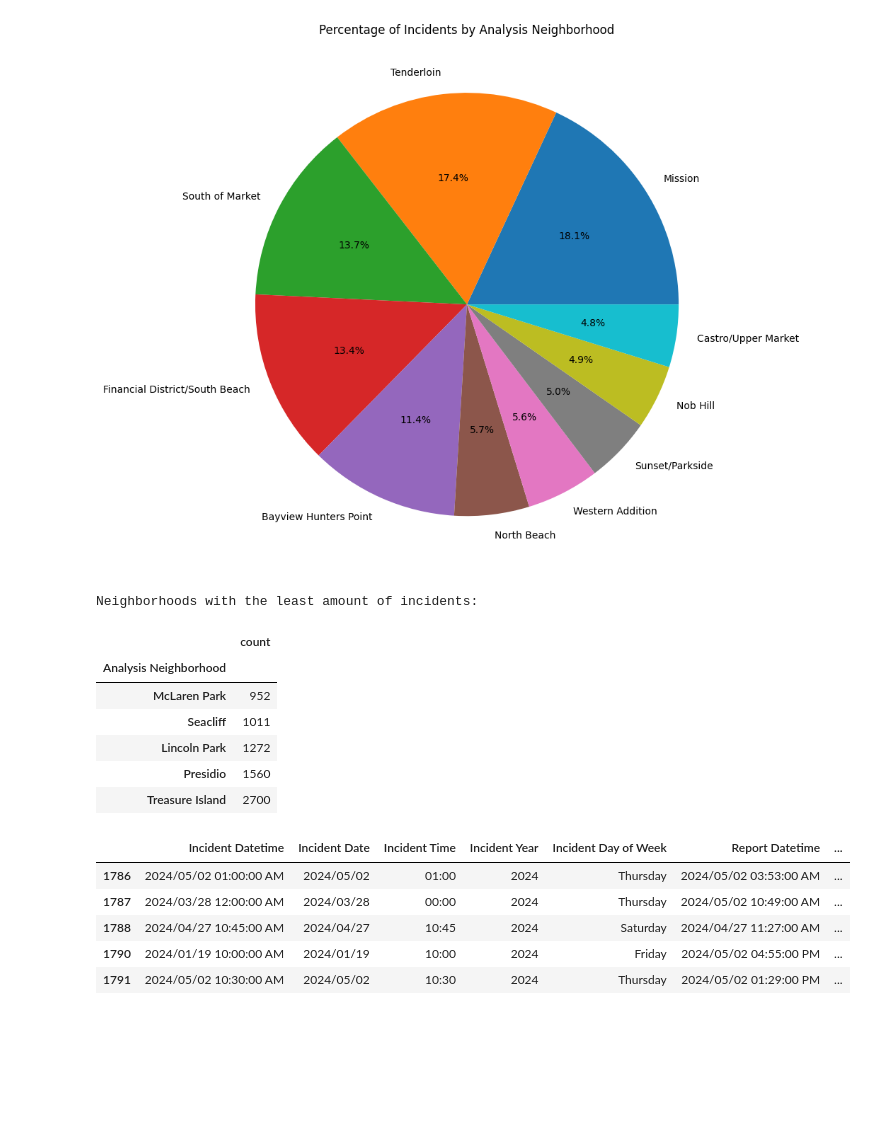
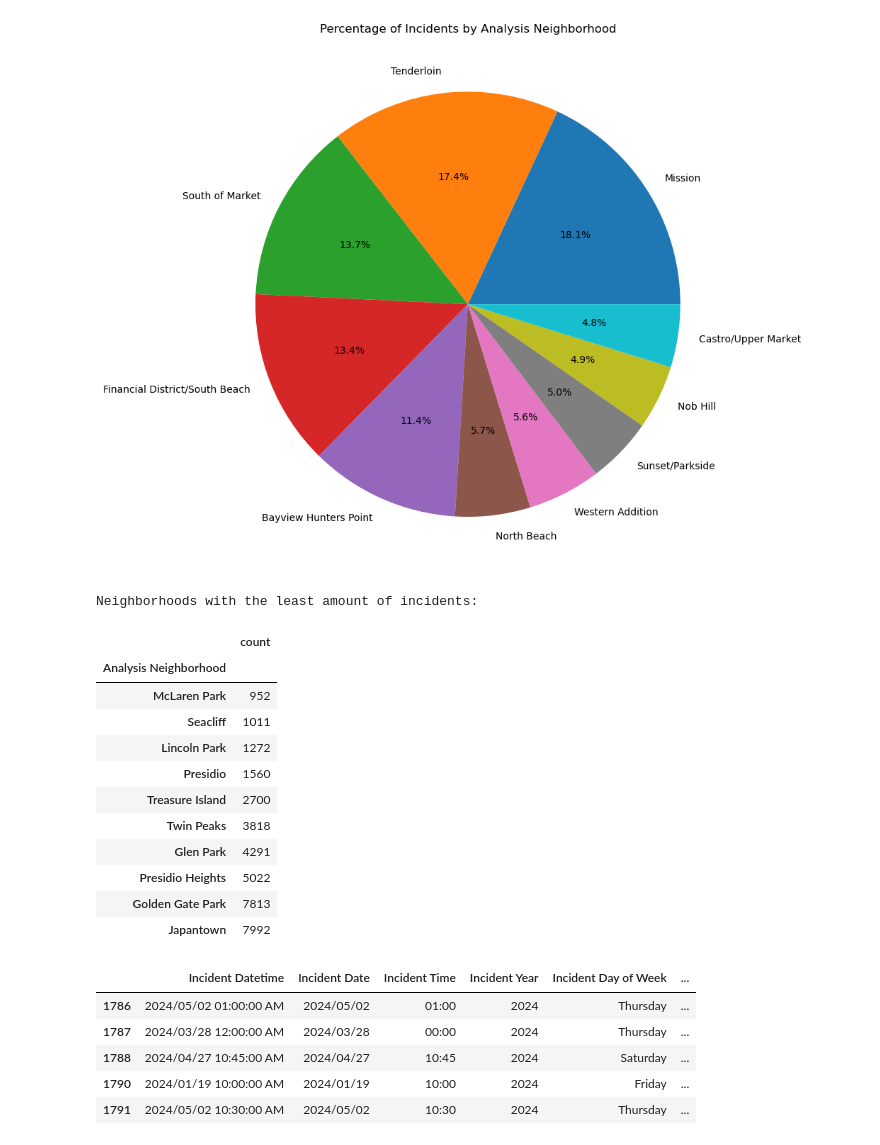
Before and after one commit to maddiebowman/SF_crime_patterns, a Jupyter notebook: analysis/neighborhood_analysis.ipynb, the cells around one changed output. Saved outputs shown, nothing was run; the diff lists cells and outputs as text; code cells hidden in the pictures; blank space fills up the shorter version.

```diff
--- a/analysis/neighborhood_analysis.ipynb
+++ b/analysis/neighborhood_analysis.ipynb
@@ -57,14 +57,21 @@ print("Original DataFrame:")
 print("-------------------")
 print(crime_df.dtypes)
 
-columns_to_drop = ['Row ID',
+columns_to_drop = ['Report Datetime',
+                   'Row ID',
+                   'Incident ID',
+                   'Incident Number',
+                   'CAD Number',
                    'Report Type Code',
                    'Report Type Description',
-                   'CAD Number',
                    'Filed Online',
+                   'Incident Code',
+                   'Intersection',
                    'CNN',
+                   'Police District',
                    'Supervisor District',
                    'Supervisor District 2012',
+                   'Point',
                    'Neighborhoods',
                    'ESNCAG - Boundary File',
                    'Central Market/Tenderloin Boundary Polygon - Updated',
@@ -239,21 +250,26 @@ plt.show()
 # %%
 # Find the safest neighborhoods in San Francisco
 neighborhoods_least_incidents = neighborhood_incident_counts.nsmallest(10)
 
 safe_neighborhoods_df = pd.DataFrame(neighborhoods_least_incidents)
 
 # Display the neighborhoods with the least amount of incidents
 print("Neighborhoods with the least amount of incidents:")
-safe_neighborhoods_df.head()
+safe_neighborhoods_df.head(10)
 # %% [output]
 Neighborhoods with the least amount of incidents:
 |  | count |
 | Analysis Neighborhood |  |
 | McLaren Park | 952 |
 | Seacliff | 1011 |
 | Lincoln Park | 1272 |
 | Presidio | 1560 |
 | Treasure Island | 2700 |
+| Twin Peaks | 3818 |
+| Glen Park | 4291 |
+| Presidio Heights | 5022 |
+| Golden Gate Park | 7813 |
+| Japantown | 7992 |
 # %%
 # Create new DataFrames for yearly data analysis
 
@@ -271,12 +287,12 @@ for year in years:
 crime_df_2024 = crime_df_by_year[2024]
 crime_df_2024.head(5)
 # %% [output]
-|  | Incident Datetime | Incident Date | Incident Time | Incident Year | Incident Day of Week | Report Datetime | ... |
-| 1786 | 2024/05/02 01:00:00 AM | 2024/05/02 | 01:00 | 2024 | Thursday | 2024/05/02 03:53:00 AM | ... |
-| 1787 | 2024/03/28 12:00:00 AM | 2024/03/28 | 00:00 | 2024 | Thursday | 2024/05/02 10:49:00 AM | ... |
-| 1788 | 2024/04/27 10:45:00 AM | 2024/04/27 | 10:45 | 2024 | Saturday | 2024/04/27 11:27:00 AM | ... |
-| 1790 | 2024/01/19 10:00:00 AM | 2024/01/19 | 10:00 | 2024 | Friday | 2024/05/02 04:55:00 PM | ... |
-| 1791 | 2024/05/02 10:30:00 AM | 2024/05/02 | 10:30 | 2024 | Thursday | 2024/05/02 01:29:00 PM | ... |
+|  | Incident Datetime | Incident Date | Incident Time | Incident Year | Incident Day of Week | ... |
+| 1786 | 2024/05/02 01:00:00 AM | 2024/05/02 | 01:00 | 2024 | Thursday | ... |
+| 1787 | 2024/03/28 12:00:00 AM | 2024/03/28 | 00:00 | 2024 | Thursday | ... |
+| 1788 | 2024/04/27 10:45:00 AM | 2024/04/27 | 10:45 | 2024 | Saturday | ... |
+| 1790 | 2024/01/19 10:00:00 AM | 2024/01/19 | 10:00 | 2024 | Friday | ... |
+| 1791 | 2024/05/02 10:30:00 AM | 2024/05/02 | 10:30 | 2024 | Thursday | ... |
 # %%
 # See neighborhood data for 2024
 neighborhood_crime_counts_2024 = crime_df_2024['Analysis Neighborhood'].value_counts()
```
Also changed, not shown: parts of 10 cells of this notebook, 24 other files.
